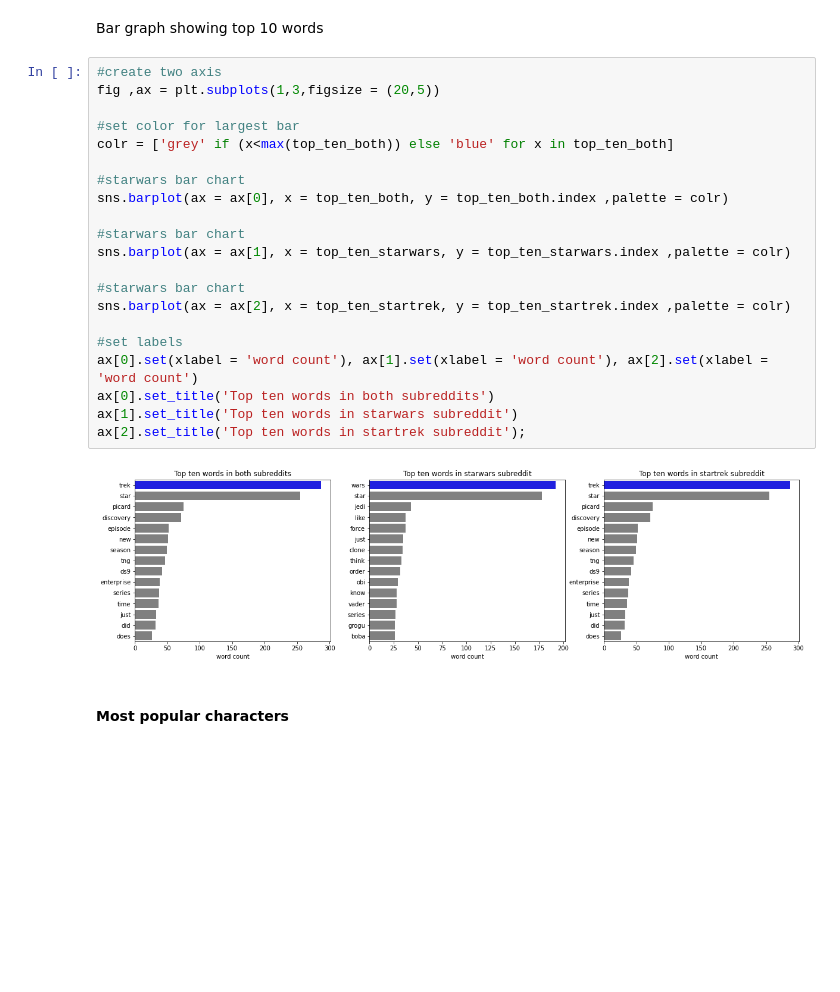
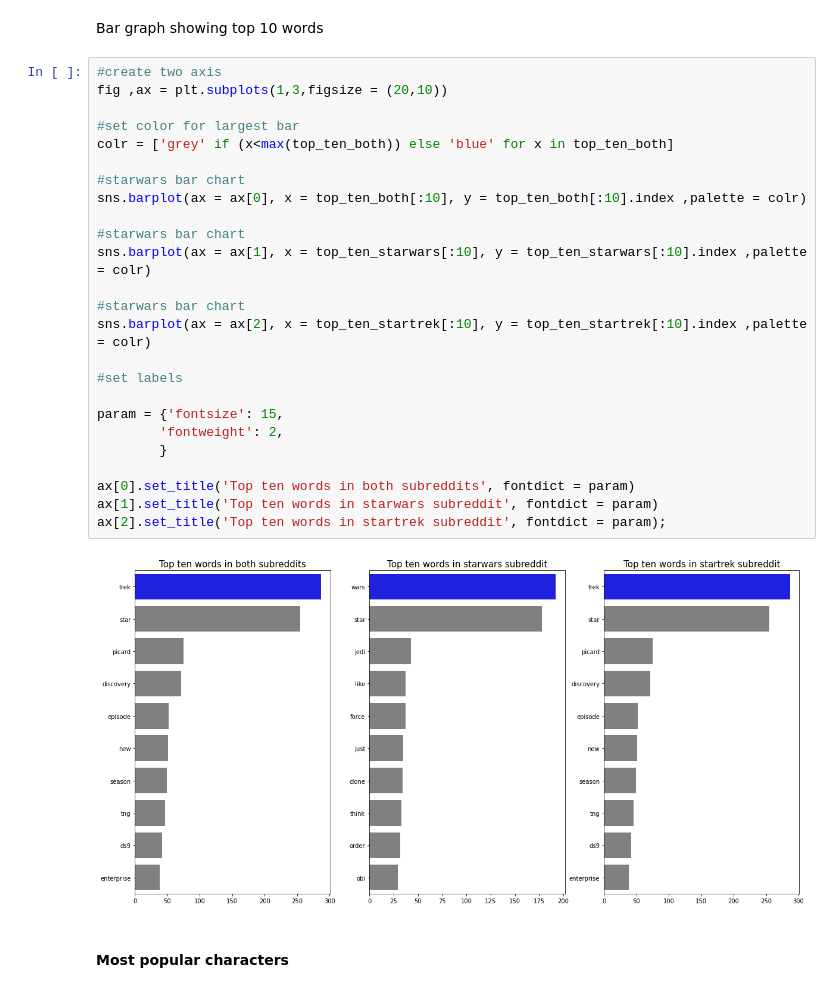
Before and after one commit to CaptCardoso/Subreddit-Classifier, a Jupyter notebook: notebooks/03 EDA.ipynb, the cells around one changed output. Saved outputs shown, nothing was run; the diff lists cells and outputs as text; blank space fills up the shorter version.

```diff
--- a/notebooks/03 EDA.ipynb
+++ b/notebooks/03 EDA.ipynb
@@ -93,27 +96,31 @@ top_ten_both = cvec_df[1000:2000].sum().sort_values(ascending=False)[:15]  #top
 Bar graph showing top 10 words
 # %%
 #create two axis
-fig ,ax = plt.subplots(1,3,figsize = (20,5))
+fig ,ax = plt.subplots(1,3,figsize = (20,10))
 
 #set color for largest bar
 colr = ['grey' if (x<max(top_ten_both)) else 'blue' for x in top_ten_both]
 
 #starwars bar chart
-sns.barplot(ax = ax[0], x = top_ten_both, y = top_ten_both.index ,palette = colr)
+sns.barplot(ax = ax[0], x = top_ten_both[:10], y = top_ten_both[:10].index ,palette = colr)
 
 #starwars bar chart
-sns.barplot(ax = ax[1], x = top_ten_starwars, y = top_ten_starwars.index ,palette = colr)
+sns.barplot(ax = ax[1], x = top_ten_starwars[:10], y = top_ten_starwars[:10].index ,palette = colr)
 
 #starwars bar chart
-sns.barplot(ax = ax[2], x = top_ten_startrek, y = top_ten_startrek.index ,palette = colr)
+sns.barplot(ax = ax[2], x = top_ten_startrek[:10], y = top_ten_startrek[:10].index ,palette = colr)
 
 #set labels
-ax[0].set(xlabel = 'word count'), ax[1].set(xlabel = 'word count'), ax[2].set(xlabel = 'word count')
-ax[0].set_title('Top ten words in both subreddits')
-ax[1].set_title('Top ten words in starwars subreddit')
-ax[2].set_title('Top ten words in startrek subreddit');
+
+param = {'fontsize': 15,
+        'fontweight': 2,
+        }
+
+ax[0].set_title('Top ten words in both subreddits', fontdict = param)
+ax[1].set_title('Top ten words in starwars subreddit', fontdict = param)
+ax[2].set_title('Top ten words in startrek subreddit', fontdict = param);
 # %% [output]
-[figure, old version]
+[figure, new version]
 # %% [markdown]
 #### Most popular characters
 # %% [markdown]
```
Also changed, not shown: parts of 8 cells of this notebook, 7 other files.
